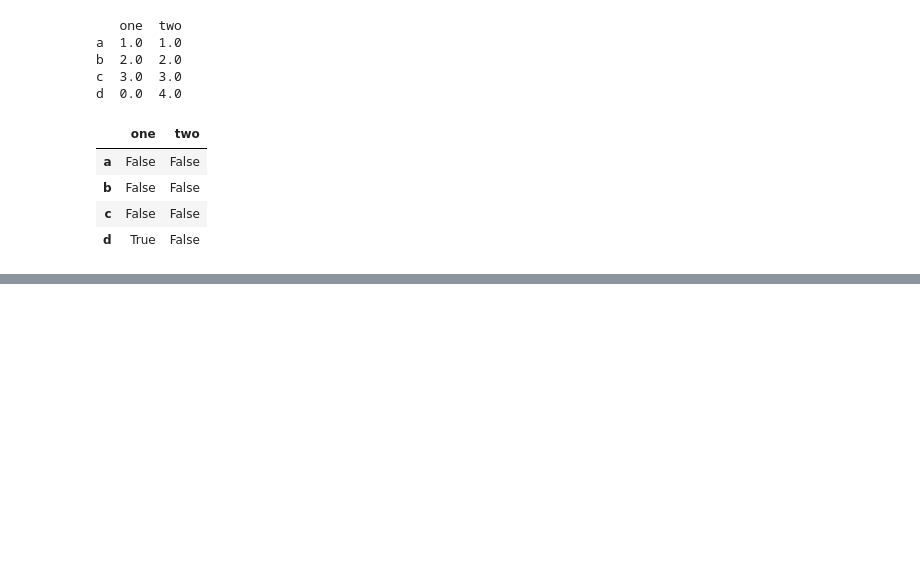
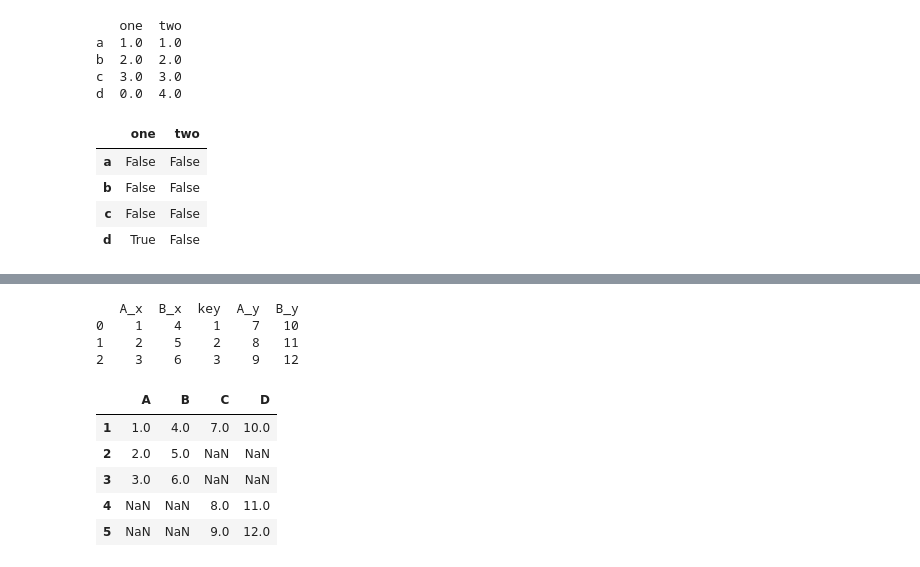
Before and after one commit to Lupercio421/udemy_python_bootcamp, a Jupyter notebook: section_46.ipynb, the cells around one changed output, grey strips where cells are left out. Cells and saved outputs as stored; diff of their text form; code cells hidden in the pictures; blank space fills up the shorter version.

```diff
--- a/section_46.ipynb
+++ b/section_46.ipynb
@@ -378,0 +420,37 @@ d  0.0  4.0
+# %%
+# Merge 2 DFs using their shared key column
+df_12 = pd.DataFrame({'A': [1,2,3],
+                     'B': [4,5,6],
+                     'key': [1,2,3]})
+df_13 = pd.DataFrame({'A': [7,8,9],
+                     'B': [10,11,12],
+                     'key': [1,2,3]})
+
+# inner merges at the intersection of keys
+pd.merge(df_12, df_13, how='inner', on='key')
+
+# how='left' or 'right' : Use keys from left or right frame
+# how='outer' : Use union of keys
+print(pd.merge(df_12, df_13, how='right', on='key'))
+# %% [output]
+   A_x  B_x  key  A_y  B_y
+0    1    4    1    7   10
+1    2    5    2    8   11
+2    3    6    3    9   12
+# %%
+# You can join DFs with different indexes and instead of using
+# keys use a column
+df_12 = pd.DataFrame({'A': [1,2,3],
+                     'B': [4,5,6]},
+                    index=[1,2,3])
+df_13 = pd.DataFrame({'C': [7,8,9],
+                     'D': [10,11,12]},
+                    index=[1,4,5])
+df_12.join(df_13, how='outer')
+# %% [output]
+|  | A | B | C | D |
+| 1 | 1.0 | 4.0 | 7.0 | 10.0 |
+| 2 | 2.0 | 5.0 | NaN | NaN |
+| 3 | 3.0 | 6.0 | NaN | NaN |
+| 4 | NaN | NaN | 8.0 | 11.0 |
+| 5 | NaN | NaN | 9.0 | 12.0 |
```
Also changed, not shown: parts of 35 cells of this notebook, 1 other file.
